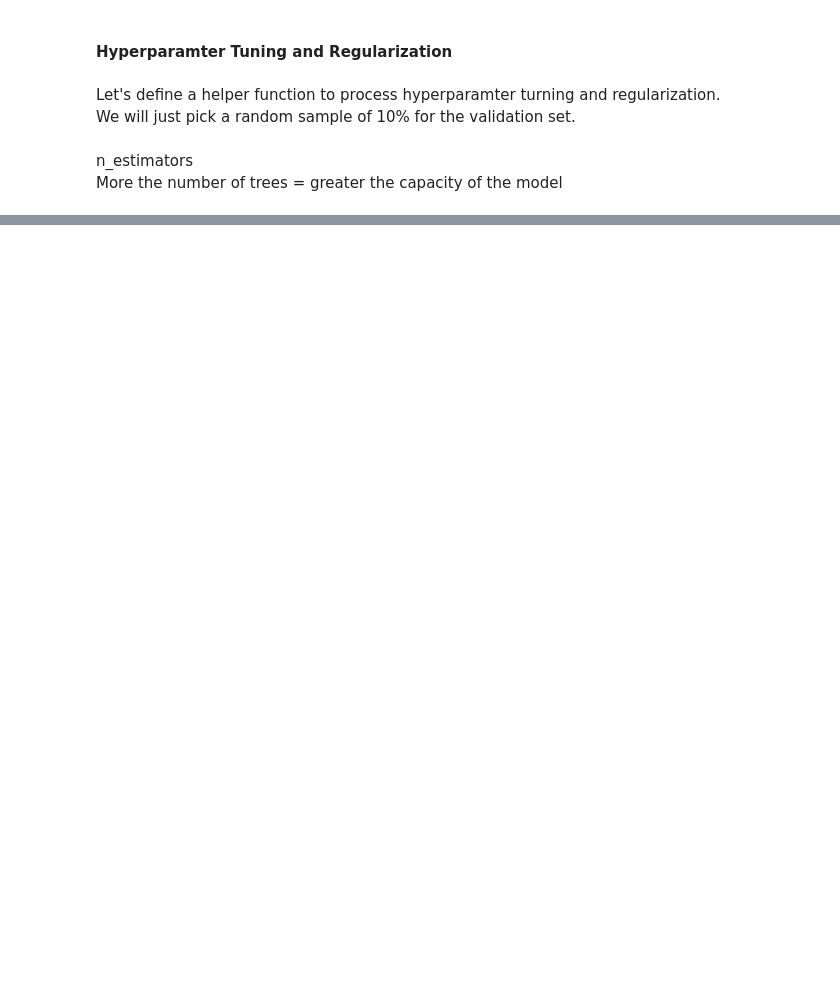
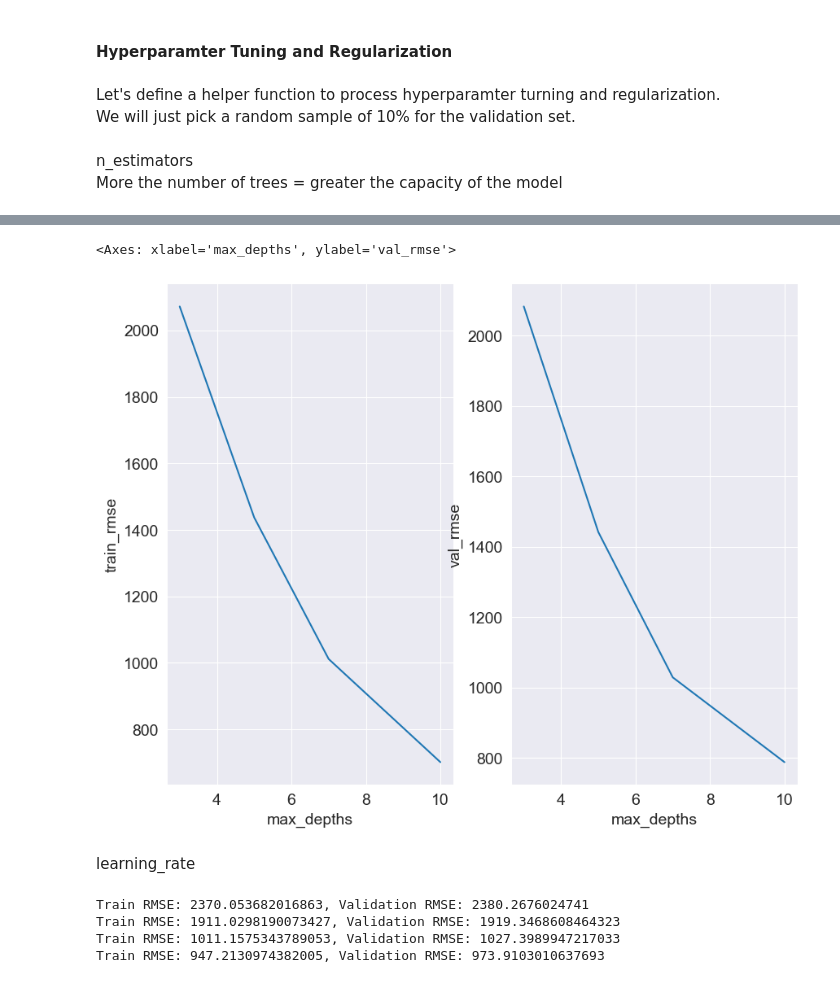
Before and after one commit to ayushzoc/rossmanstoresales, a Jupyter notebook: rossmanstoresalescomp.ipynb, the cells around one changed output, grey strips where cells are left out. Saved outputs shown, nothing was run; the diff lists cells and outputs as text; code cells hidden in the pictures; blank space fills up the shorter version.

```diff
--- a/rossmanstoresalescomp.ipynb
+++ b/rossmanstoresalescomp.ipynb
@@ -721,0 +757,28 @@ for n_estimator in n_estimators:
+# %%
+max_depth_train_df = pd.DataFrame({
+    'max_depths': max_depths,
+    'train_rmse': rmse_train
+})
+max_depth_val_df = pd.DataFrame({
+    'max_depths': max_depths,
+    'val_rmse': rmse_val
+})
+# %%
+# Plotting both the Training RMSE and Validation RMSE.
+fig, axes = plt.subplots(1, 2, sharex = True, figsize = (10, 8))
+sns.lineplot(ax = axes[0], data = max_depth_train_df, x = 'max_depths', y = 'train_rmse')
+sns.lineplot(ax = axes[1], data = max_depth_val_df, x = 'max_depths', y = 'val_rmse')
+# %% [output]
+<Axes: xlabel='max_depths', ylabel='val_rmse'>
+[figure, added]
+# %% [markdown]
+learning_rate
+# %%
+learning_rates = [0.03, 0.1, 0.5, 0.9]
+for learning_rate in learning_rates:
+    test_params(learning_rate = learning_rate)
+# %% [output]
+Train RMSE: 2370.053682016863, Validation RMSE: 2380.2676024741
+Train RMSE: 1911.0298190073427, Validation RMSE: 1919.3468608464323
+Train RMSE: 1011.1575343789053, Validation RMSE: 1027.3989947217033
+Train RMSE: 947.2130974382005, Validation RMSE: 973.9103010637693
```
Also changed, not shown: parts of 23 cells of this notebook.
